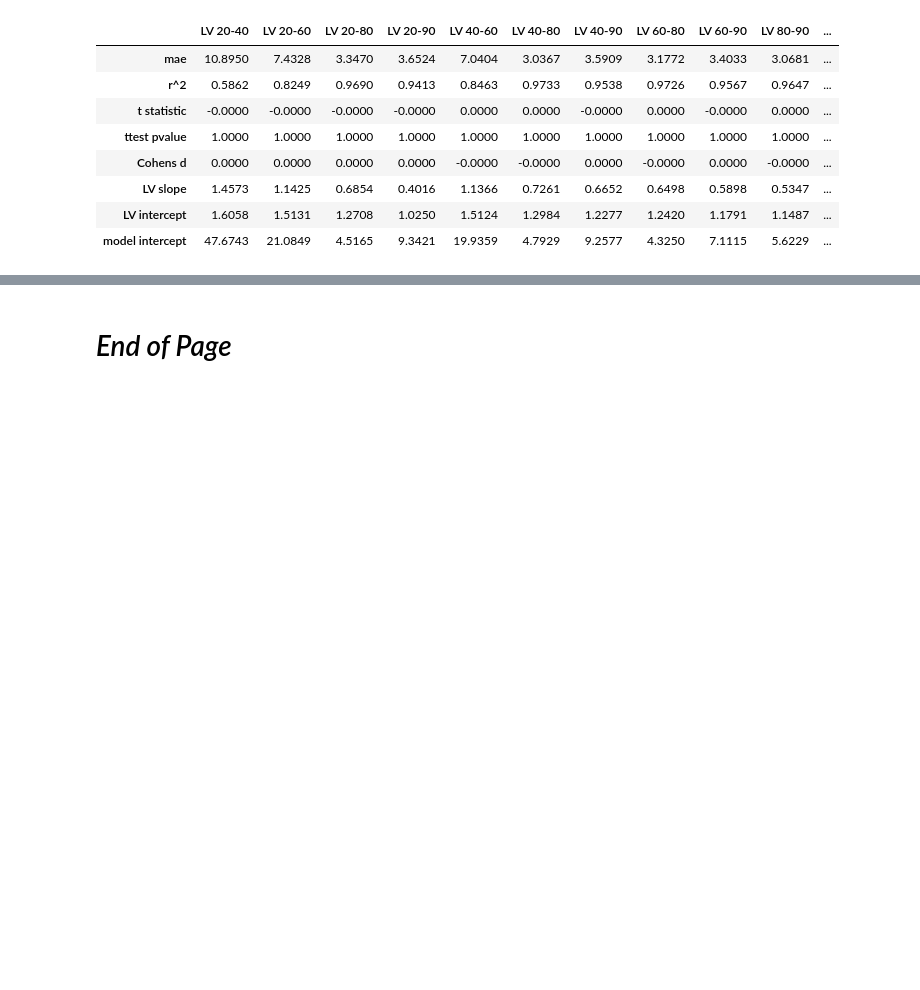
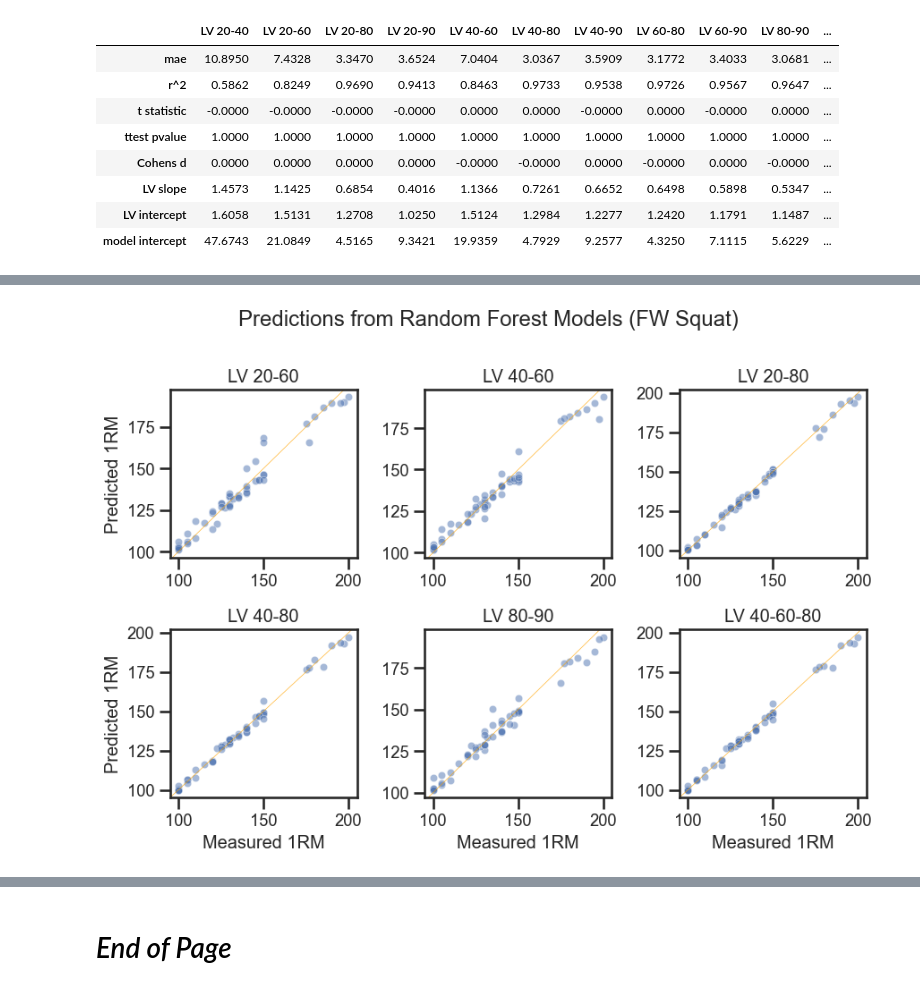
Before and after one commit to silvhua/lighthouse-capstone-project, a Jupyter notebook: notebooks/2022-12-01 iteration 3 train test split.ipynb, the cells around one changed output, grey strips where cells are left out. Drawn from its saved outputs; the diff is of its cells as text; code cells hidden in the pictures; blank space fills up the shorter version.

Commit message:
RandomForestRegressor with FW data

```diff
--- a/notebooks/2022-12-01 iteration 3 train test split.ipynb
+++ b/notebooks/2022-12-01 iteration 3 train test split.ipynb
@@ -342,0 +454,3 @@ metrics
+# %%
+predictions_rf, metrics_rf, model_dict_rf = batch_model(model_names,
+    df_fw_dict, estimator=RandomForestRegressor(random_state=0), pickle_name=None)
@@ -342,0 +465,96 @@ metrics
+# %%
+def compare_models2(predictions, title='Measured 1RM vs. model predictions',
+    context='talk', annotate=True, ymin=-1.5, ymax=10):
+    """
+
+    Plot predictions from all the models for each of the free weight and smith machine data sets.
+        Parameters:
+            - predictions (DataFrame):
+                Dataframe that contains target data ('Measured' column) and model predictions
+                (1 column per model).
+            - title (str): Overall plot title.
+            - context (None or str): Seaborn .set_theme() parameter.
+                One of {paper, notebook, talk (default), poster}. If None, set to 'default (notebook)'.
+            - annotate (bool): Whether or not to annotate the bar graph with values. Default is True.
+        Returns:
+            - figure with scatter plots of measured vs. predicted values for all models.
+            - figure with bar charts of mean absolute error and mean error for all models.
+            - DataFrame containing:
+                mean absolute error and mean error for all models.
+
+    Command syntax:
+        scatterplot, error_plot, metrics = compare_models2(predictions,
+        title='Model predictions', context='talk')
+
+        scatterplot.savefig('../output/figures/Measured vs predicted.png')
+        error_plot.savefig('../output/figures/Error bar chart.png')
+        path = r'../output/predictions'
+        save_csv(metrics, 'Model errors', path=path)
+    """
+    fw_models = predictions[predictions.columns[~predictions.columns.str.contains('Measured')]].columns.to_list()
+    sns.reset_defaults()
+    %matplotlib inline
+    font_scale=.8 if context=='talk' else 1
+    rc={'lines.markersize': 6} if context=='talk' else None
+    sns.set_theme(context=context, style='ticks', font_scale=font_scale,
+        rc=rc)
+    if (len(fw_models) == 6) | (len(fw_models) == 3):
+        ncols=3
+        nrows = round((len(fw_models)+1)//3)
+    else:
+        nrows = round((len(fw_models)+1)/4)
+        ncols=4
+    if nrows > 1:
+        fig, ax = plt.subplots(nrows=nrows, ncols=ncols, figsize=(ncols*3, nrows*3.2))
+    else:
+        fig, ax = plt.subplots(nrows=nrows, ncols=ncols, figsize=(ncols*3, nrows*3.7))
+    ax = ax.flatten()
+    fig2, ax2 = plt.subplots(nrows=1, ncols=1, figsize=(1.4*len(fw_models), 4))
+    fw_error = pd.DataFrame()
+    for index, model in enumerate(fw_models):
+        # Calculate error
+        fw_error[model] = predictions[model] - predictions['Measured']
+
+        # Plot measured vs. predicted values for each model
+        ax[index].axline(xy1=(150, 150), slope=1, alpha=0.8, linewidth=0.5, color='orange')
+        if index == 0:
+            ax[index].set_ylabel('Predicted')
+        sns.scatterplot(data=predictions, x='Measured', y=model, ax=ax[index],
+            alpha=0.5, marker='o', legend=False,
+        ).set(xlabel=None, ylabel=None)
+        ax[index].set_title(model)
+        if index % ncols == 0:
+            ax[index].set_ylabel('Predicted 1RM')
+        if index >= len(fw_models) -ncols:
+            ax[index].set_xlabel('Measured 1RM')
+    fig.suptitle(title)
+    fig.tight_layout(rect=[0, 0, 1, 0.98])
+    fig2.tight_layout(rect=[0, 0, 1, 0.98])
+
+    # Calculate remaining evaluation metrics and reshape dataframe for plotting
+    fw_error['Metric'] = 'Error'
+    fw_mae = abs(fw_error.iloc[:,:-1])
+    fw_mae['Metric'] = 'MAE'
+    fw_metrics = pd.concat([fw_error, fw_mae], axis=0).melt(
+        value_vars=fw_models, id_vars=['Metric'], var_name='model')
+    print(f'Metrics dataframe shape (free weight data): {fw_metrics.shape}')
+
+    # Plot evaluation metrics:
+    sns.barplot(data=fw_metrics, y='value', x='model', hue='Metric',
+        errorbar=('se', 1.96), # error bars set to 95% confidence interval, or 1.96*standard error
+        ax=ax2).set_ylim([ymin, ymax])
+    ax2.axhline(y=0, ls=':', color='grey')
+    ax2.set(ylabel='kg', xlabel=None)
+
+    # Label bars with value
+    if annotate:
+        for i in ax2.containers:
+                ax2.bar_label(i, fmt='%.1f', label_type='center')
+    # Titles and axis labels
+    fig2.suptitle('Model evaluation metrics')
+    return fig, fig2, fw_metrics
+
+selected_models = ['LV 20-60', 'LV 40-60', 'LV 20-80', 'LV 40-80','LV 80-90', 'LV 40-60-80', 'Measured']
+scatterplot, error_plot, metrics = compare_models2(predictions_rf[selected_models],
+    title='Predictions from Random Forest Models (FW Squat)', context='talk')
+# %% [output]
@@ -342,0 +562 @@ metrics
+[figure, added]
```
Also changed, not shown: parts of 10 cells of this notebook, 3 other files.
